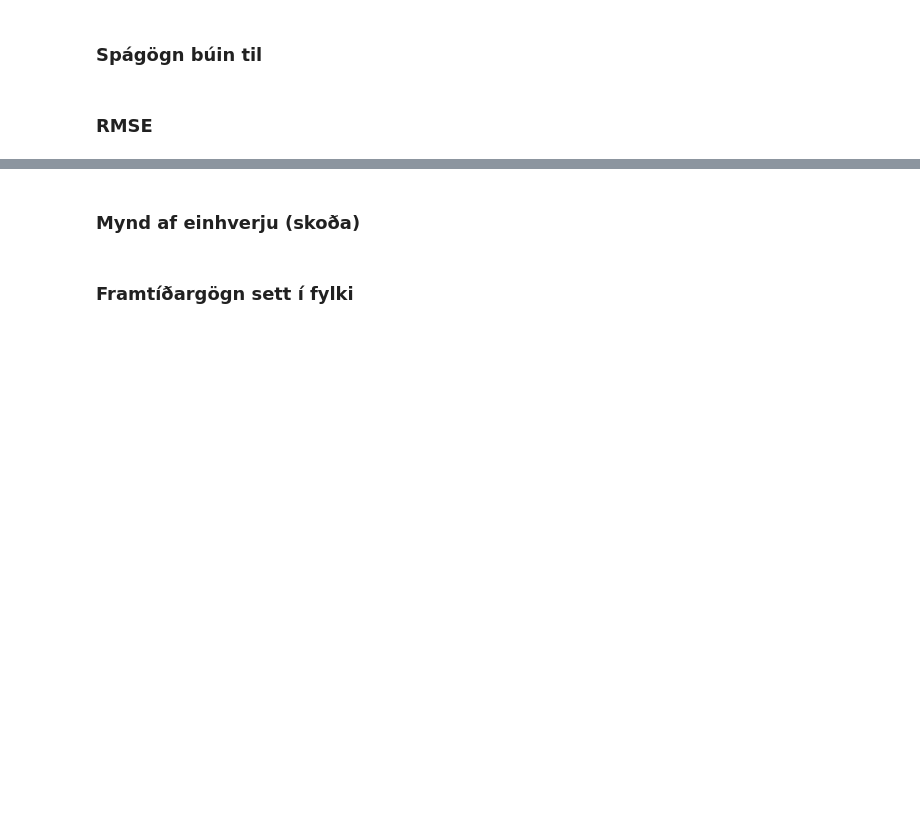
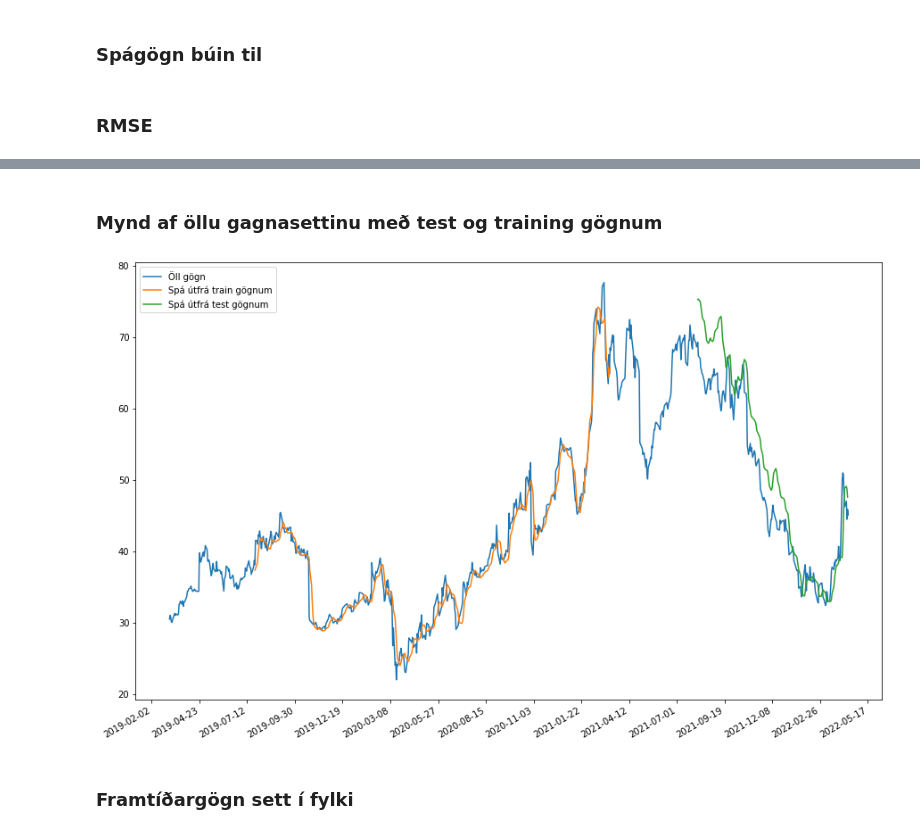
Before and after one commit to Orri050/Lokaverkefni, a Jupyter notebook: Lokaverkefni.ipynb, the cells around one changed output, grey strips where cells are left out. Drawn from its saved outputs; the diff is of its cells as text; code cells hidden in the pictures; blank space fills up the shorter version.

```diff
--- a/Lokaverkefni.ipynb
+++ b/Lokaverkefni.ipynb
@@ -783,27 +778,31 @@ math.sqrt(mean_squared_error(ytst3,test_predict))
-# %% [markdown]
-### Mynd af einhverju (skoða)
+# %% [markdown]
+### Mynd af öllu gagnasettinu með test og training gögnum
 # %%
 ### Plotting
 # shift train predictions for plotting
 look_back=100
-trainPredictPlot = numpy.empty_like(df1)
-trainPredictPlot[:, :] = np.nan
-trainPredictPlot[look_back:len(train_predict)+look_back, :] = train_predict
+allt = np.empty_like(df1)
+allt[:, :] = np.nan
+allt[look_back:len(train_predict)+look_back, :] = train_predict
 # shift test predictions for plotting
-testPredictPlot = numpy.empty_like(df1)
-testPredictPlot[:, :] = numpy.nan
-testPredictPlot[len(train_predict)+(look_back*2)+1:len(df1)-1, :] = test_predict
+trainspa = np.empty_like(df1)
+trainspa[:, :] = np.nan
+trainspa[len(train_predict)+(look_back*2)+1:len(df1)-1, :] = test_predict
+testspa=scaler.inverse_transform(df1)
 # plot baseline and predictions
 plt.figure(figsize=(15,10))
 plt.gca().xaxis.set_major_formatter(mdates.DateFormatter('%Y-%m-%d'))
 plt.gca().xaxis.set_major_locator(mdates.DayLocator(interval=80))
+scaler.inverse_transform(df1)
 x_dates=data_dates
-plt.plot(data_dates,scaler.inverse_transform(df1),label='Spá útfrá test gögnum')
-plt.plot(data_dates,trainPredictPlot, label='Öll gögn')
-plt.plot(data_dates,testPredictPlot,label='Spá útfrá train gögnum')
+plt.plot(data_dates,testspa,label='Spá útfrá test gögnum')
+plt.plot(data_dates,allt, label='Öll gögn')
+plt.plot(data_dates,trainspa,label='Spá útfrá train gögnum')
 plt.legend(['Öll gögn', 'Spá útfrá train gögnum','Spá útfrá test gögnum'],loc='upper left')
 plt.gcf().autofmt_xdate()
 plt.show()
+# %% [output]
+[figure, added]
 # %% [markdown]
 ### Framtíðargögn sett í fylki
 # %%
```
Also changed, not shown: parts of 43 cells of this notebook.
